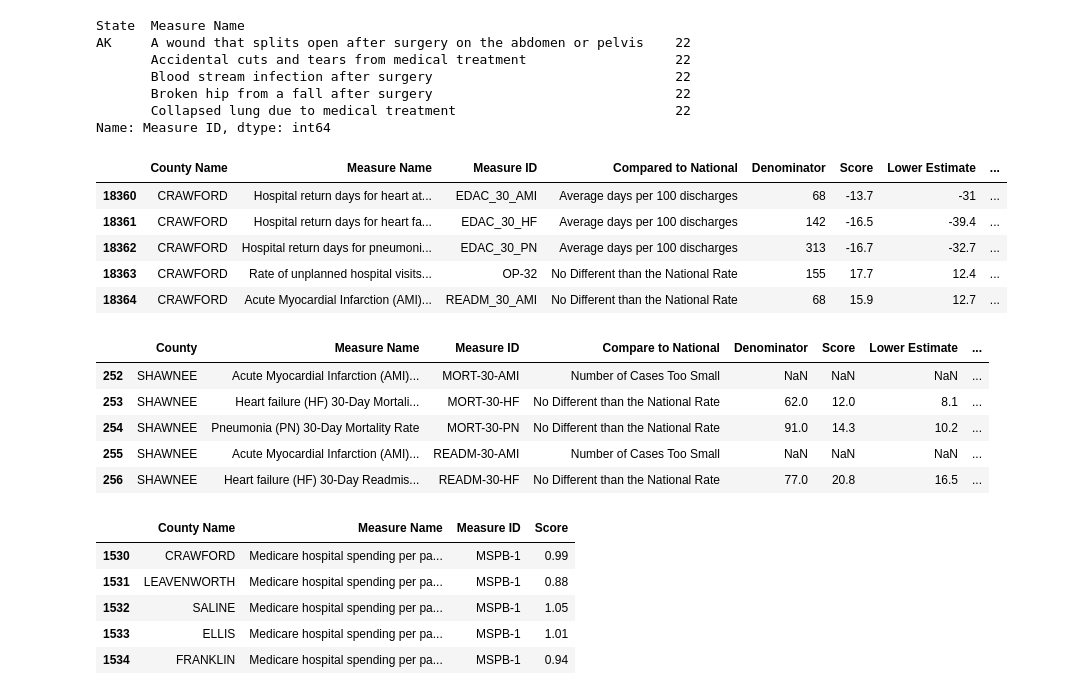
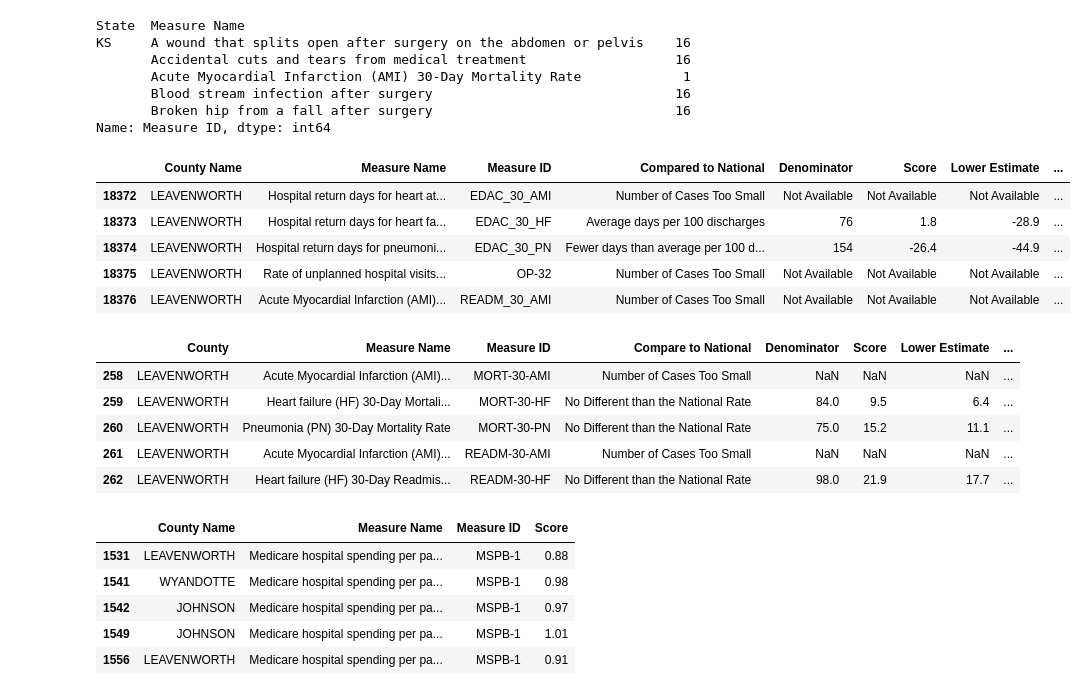
Before and after one commit to TedMur/SnakeBait, a Jupyter notebook: Data/Jazz Hands.ipynb, the cells around one changed output. Cells and saved outputs as stored; diff of their text form; code cells hidden in the pictures.

```diff
--- a/Data/Jazz Hands.ipynb
+++ b/Data/Jazz Hands.ipynb
@@ -23,5 +17,36 @@ u_visits_ks_mo = u_visits[(u_visits['State']=='KS')|(u_visits['State']=='MO')]
+# %%
+# To narrow each dataframe down to county,
+#comp_deaths_hospitals_county = comp_deaths_hospitals_ks_mo[comp_deaths_hospitals_ks_mo['County Name']==]
+#readdmissions_county = readdmissions_ks_mo[(readdmissions_ks_mo['County']=='')]
+#medicare_county = medicare_ks_mo[readdmissions_ks_mo['County']=='']
+#u_visits_county = u_visits_ks_mo[u_visits_ks_mo['u_visits_ks_mo']=='']
+
+# To narrow each dataframe down to county level, JACKSON, JOHNSON, CLAY, LEAVENWORTH, WYANDOTTE
+comp_deaths_hospitals_county = comp_deaths_hospitals_ks_mo[(comp_deaths_hospitals['County Name']=='JACKSON')|
+                                               (comp_deaths_hospitals['County Name']=='JOHNSON')|
+                                               (comp_deaths_hospitals['County Name']=='CLAY')|
+                                               (comp_deaths_hospitals['County Name']=='LEAVENWORTH')|
+                                               (comp_deaths_hospitals['County Name']=='WYANDOTTE')]
+
+readdmissions_county = readdmissions_ks_mo[(readdmissions['County']=='JACKSON')|
+                                    (readdmissions['County']=='JOHNSON')|
+                                    (readdmissions['County']=='CLAY')|
+                                    (readdmissions['County']=='LEAVENWORTH')|
+                                    (readdmissions['County']=='WYANDOTTE')]
+
+medicare_county = medicare_ks_mo[(medicare['County Name']=='JACKSON')|
+                          (medicare['County Name']=='JOHNSON')|
+                          (medicare['County Name']=='CLAY')|
+                          (medicare['County Name']=='LEAVENWORTH')|
+                          (medicare['County Name']=='WYANDOTTE')]
+
+u_visits_county = u_visits_ks_mo[(u_visits['County Name']=='JACKSON')|
+                          (u_visits['County Name']=='JOHNSON')|
+                          (u_visits['County Name']=='CLAY')|
+                          (u_visits['County Name']=='LEAVENWORTH')|
+                          (u_visits['County Name']=='WYANDOTTE')]
 # %%
-comp_deaths_min = comp_deaths_hospitals[["Hospital Name", "Address", "City", "State", "County Name", "Measure Name", "Measure ID"]]
+comp_deaths_min = comp_deaths_hospitals_county[["Hospital Name", "Address", "City", "State", "County Name", "Measure Name", "Measure ID"]]
 #comp_deaths_min.head()
 
 df = comp_deaths_min.groupby(["State", "Measure Name"])["Measure ID"].count()
@@ -29,43 +54,43 @@ df = comp_deaths_min.groupby(["State", "Measure Name"])["Measure ID"].count()
 df.head()
 # %% [output]
 State  Measure Name
-AK     A wound that splits open after surgery on the abdomen or pelvis    22
-       Accidental cuts and tears from medical treatment                   22
-       Blood stream infection after surgery                               22
-       Broken hip from a fall after surgery                               22
-       Collapsed lung due to medical treatment                            22
+KS     A wound that splits open after surgery on the abdomen or pelvis    16
+       Accidental cuts and tears from medical treatment                   16
+       Acute Myocardial Infarction (AMI) 30-Day Mortality Rate             1
+       Blood stream infection after surgery                               16
+       Broken hip from a fall after surgery                               16
 Name: Measure ID, dtype: int64
 # %%
-readmit_min = readdmissions_ks_mo[["County", "Measure Name", "Measure ID", "Compare to National", "Denominator", "Score", "Lower Estimate", "Higher Estimate"]]
-medi_min = medicare_ks_mo[["County Name", "Measure Name", "Measure ID", "Score"]]
-u_min = u_visits_ks_mo[["County Name", "Measure Name", "Measure ID", "Compared to National", "Denominator", "Score", "Lower Estimate", "Higher Estimate" ]]
+readmit_min = readdmissions_county[["County", "Measure Name", "Measure ID", "Compare to National", "Denominator", "Score", "Lower Estimate", "Higher Estimate"]]
+medi_min = medicare_county[["County Name", "Measure Name", "Measure ID", "Score"]]
+u_min = u_visits_county[["County Name", "Measure Name", "Measure ID", "Compared to National", "Denominator", "Score", "Lower Estimate", "Higher Estimate" ]]
 
 u_min.head()
 # %% [output]
 |  | County Name | Measure Name | Measure ID | Compared to National | Denominator | Score | Lower Estimate | ... |
-| 18360 | CRAWFORD | Hospital return days for heart at... | EDAC_30_AMI | Average days per 100 discharges | 68 | -13.7 | -31 | ... |
-| 18361 | CRAWFORD | Hospital return days for heart fa... | EDAC_30_HF | Average days per 100 discharges | 142 | -16.5 | -39.4 | ... |
-| 18362 | CRAWFORD | Hospital return days for pneumoni... | EDAC_30_PN | Average days per 100 discharges | 313 | -16.7 | -32.7 | ... |
-| 18363 | CRAWFORD | Rate of unplanned hospital visits... | OP-32 | No Different than the National Rate | 155 | 17.7 | 12.4 | ... |
-| 18364 | CRAWFORD | Acute Myocardial Infarction (AMI)... | READM_30_AMI | No Different than the National Rate | 68 | 15.9 | 12.7 | ... |
+| 18372 | LEAVENWORTH | Hospital return days for heart at... | EDAC_30_AMI | Number of Cases Too Small | Not Available | Not Available | Not Available | ... |
+| 18373 | LEAVENWORTH | Hospital return days for heart fa... | EDAC_30_HF | Average days per 100 discharges | 76 | 1.8 | -28.9 | ... |
+| 18374 | LEAVENWORTH | Hospital return days for pneumoni... | EDAC_30_PN | Fewer days than average per 100 d... | 154 | -26.4 | -44.9 | ... |
+| 18375 | LEAVENWORTH | Rate of unplanned hospital visits... | OP-32 | Number of Cases Too Small | Not Available | Not Available | Not Available | ... |
+| 18376 | LEAVENWORTH | Acute Myocardial Infarction (AMI)... | READM_30_AMI | Number of Cases Too Small | Not Available | Not Available | Not Available | ... |
 # %%
 readmit_min.head()
 # %% [output]
 |  | County | Measure Name | Measure ID | Compare to National | Denominator | Score | Lower Estimate | ... |
-| 252 | SHAWNEE | Acute Myocardial Infarction (AMI)... | MORT-30-AMI | Number of Cases Too Small | NaN | NaN | NaN | ... |
-| 253 | SHAWNEE | Heart failure (HF) 30-Day Mortali... | MORT-30-HF | No Different than the National Rate | 62.0 | 12.0 | 8.1 | ... |
-| 254 | SHAWNEE | Pneumonia (PN) 30-Day Mortality Rate | MORT-30-PN | No Different than the National Rate | 91.0 | 14.3 | 10.2 | ... |
-| 255 | SHAWNEE | Acute Myocardial Infarction (AMI)... | READM-30-AMI | Number of Cases Too Small | NaN | NaN | NaN | ... |
-| 256 | SHAWNEE | Heart failure (HF) 30-Day Readmis... | READM-30-HF | No Different than the National Rate | 77.0 | 20.8 | 16.5 | ... |
+| 258 | LEAVENWORTH | Acute Myocardial Infarction (AMI)... | MORT-30-AMI | Number of Cases Too Small | NaN | NaN | NaN | ... |
+| 259 | LEAVENWORTH | Heart failure (HF) 30-Day Mortali... | MORT-30-HF | No Different than the National Rate | 84.0 | 9.5 | 6.4 | ... |
+| 260 | LEAVENWORTH | Pneumonia (PN) 30-Day Mortality Rate | MORT-30-PN | No Different than the National Rate | 75.0 | 15.2 | 11.1 | ... |
+| 261 | LEAVENWORTH | Acute Myocardial Infarction (AMI)... | READM-30-AMI | Number of Cases Too Small | NaN | NaN | NaN | ... |
+| 262 | LEAVENWORTH | Heart failure (HF) 30-Day Readmis... | READM-30-HF | No Different than the National Rate | 98.0 | 21.9 | 17.7 | ... |
 # %%
 medi_min.head()
 # %% [output]
 |  | County Name | Measure Name | Measure ID | Score |
-| 1530 | CRAWFORD | Medicare hospital spending per pa... | MSPB-1 | 0.99 |
 | 1531 | LEAVENWORTH | Medicare hospital spending per pa... | MSPB-1 | 0.88 |
-| 1532 | SALINE | Medicare hospital spending per pa... | MSPB-1 | 1.05 |
-| 1533 | ELLIS | Medicare hospital spending per pa... | MSPB-1 | 1.01 |
-| 1534 | FRANKLIN | Medicare hospital spending per pa... | MSPB-1 | 0.94 |
+| 1541 | WYANDOTTE | Medicare hospital spending per pa... | MSPB-1 | 0.98 |
+| 1542 | JOHNSON | Medicare hospital spending per pa... | MSPB-1 | 0.97 |
+| 1549 | JOHNSON | Medicare hospital spending per pa... | MSPB-1 | 1.01 |
+| 1556 | LEAVENWORTH | Medicare hospital spending per pa... | MSPB-1 | 0.91 |
 # %%
 comp_deaths_min.head()
 # %% [output]
```
Also changed, not shown: parts of 7 cells of this notebook.
